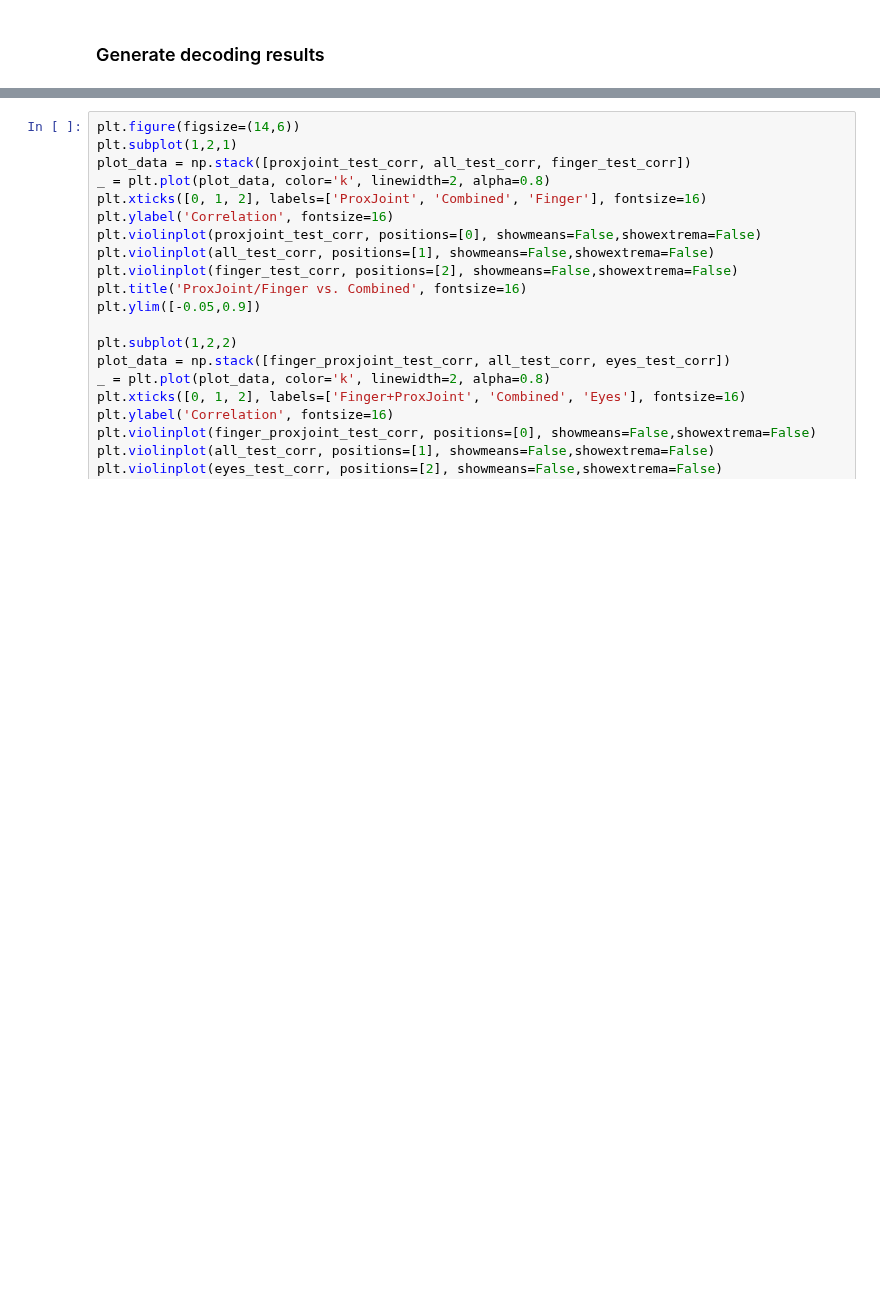
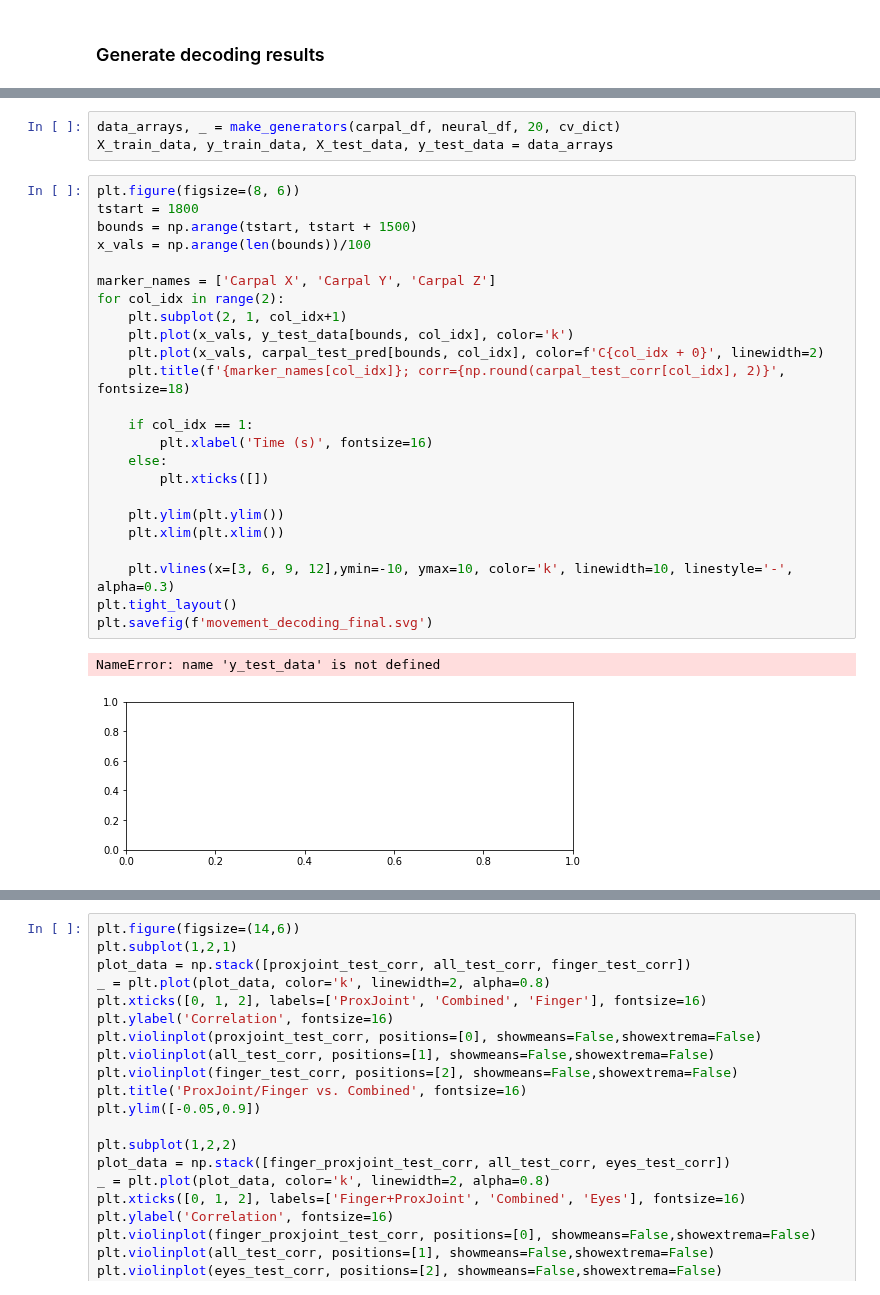
Before and after one commit to ntolley/SEE_decoding, a Jupyter notebook: notebooks/movement_decoding_rnn.ipynb, the cells around one changed output, grey strips where cells are left out. Saved outputs shown, nothing was run; the diff lists cells and outputs as text; blank space fills up the shorter version.

```diff
--- a/notebooks/movement_decoding_rnn.ipynb
+++ b/notebooks/movement_decoding_rnn.ipynb
@@ -209,3 +216,33 @@ Epoch: 30/1000 ... Train Loss: 0.7195  ... Validation Loss: 0.7600
+# %%
+data_arrays, _ = make_generators(carpal_df, neural_df, 20, cv_dict)
+X_train_data, y_train_data, X_test_data, y_test_data = data_arrays
+# %%
+plt.figure(figsize=(8, 6))
+tstart = 1800
+bounds = np.arange(tstart, tstart + 1500)
+x_vals = np.arange(len(bounds))/100
+
+marker_names = ['Carpal X', 'Carpal Y', 'Carpal Z']
+for col_idx in range(2):
+    plt.subplot(2, 1, col_idx+1)
+    plt.plot(x_vals, y_test_data[bounds, col_idx], color='k')
+    plt.plot(x_vals, carpal_test_pred[bounds, col_idx], color=f'C{col_idx + 0}', linewidth=2)
+    plt.title(f'{marker_names[col_idx]}; corr={np.round(carpal_test_corr[col_idx], 2)}', fontsize=18)
+
+    if col_idx == 1:
+        plt.xlabel('Time (s)', fontsize=16)
+    else:
+        plt.xticks([])
+
+    plt.ylim(plt.ylim())
+    plt.xlim(plt.xlim())
+
+    plt.vlines(x=[3, 6, 9, 12],ymin=-10, ymax=10, color='k', linewidth=10, linestyle='-', alpha=0.3)
+plt.tight_layout()
+plt.savefig(f'movement_decoding_final.svg')
+# %% [output]
+NameError: name 'y_test_data' is not defined
+[figure, added]
 # %%
 nolayout_test_corr = decode_results['rnn']['nolayout']['test_corr']
 all_test_corr = decode_results['rnn']['layout']['test_corr']
```
Also changed, not shown: parts of 4 cells of this notebook, 1 other file.
